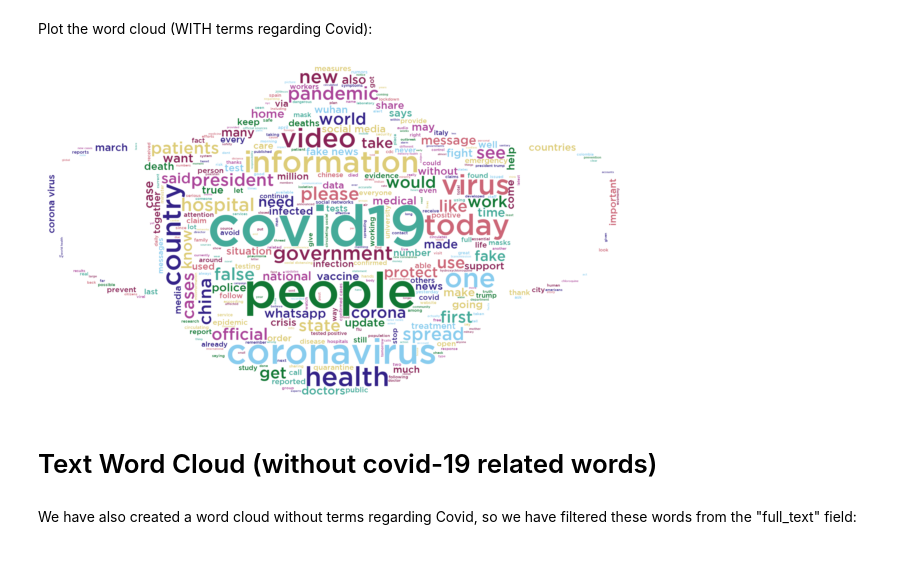
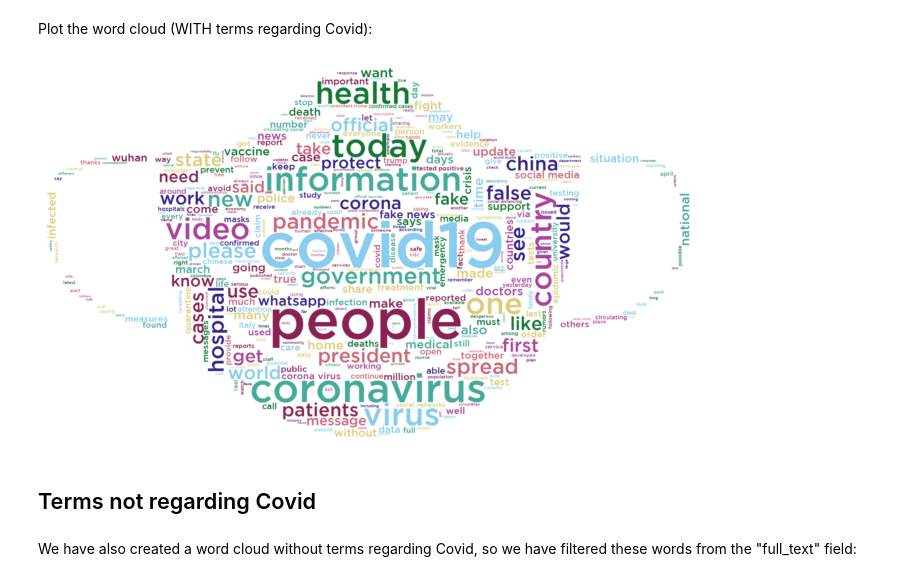
Before and after one commit to marcopedrinazzi/twitter-covid19-vis, a Jupyter notebook: fakecovid/Fake_Text_Word_Clouds.ipynb, the cells around one changed output. Saved outputs shown, nothing was run; the diff lists cells and outputs as text; code cells hidden in the pictures.

```diff
--- a/fakecovid/Fake_Text_Word_Clouds.ipynb
+++ b/fakecovid/Fake_Text_Word_Clouds.ipynb
@@ -108,16 +110,16 @@ wordcloud_covid = WordCloud(background_color ='white',
 # %% [markdown]
 Plot the word cloud (WITH terms regarding Covid):
 # %%
-# Plot the Word Cloud image
-plt.figure(figsize = (8, 8), facecolor = None)
+# Plot the word cloud image
+plt.figure(figsize = (9, 9), facecolor = None)
 plt.imshow(wordcloud_covid,interpolation="bilinear")
 plt.axis("off")
 plt.tight_layout(pad = 0)
 plt.show()
 # %% [output]
-[figure, old version]
+[figure, new version]
 # %% [markdown]
-# Text Word Cloud (without covid-19 related words)
+## Terms not regarding Covid
 # %% [markdown]
 We have also created a word cloud without terms regarding Covid, so we have filtered these words from the "full_text" field:
 # %%
```
Also changed, not shown: parts of 4 cells of this notebook.
